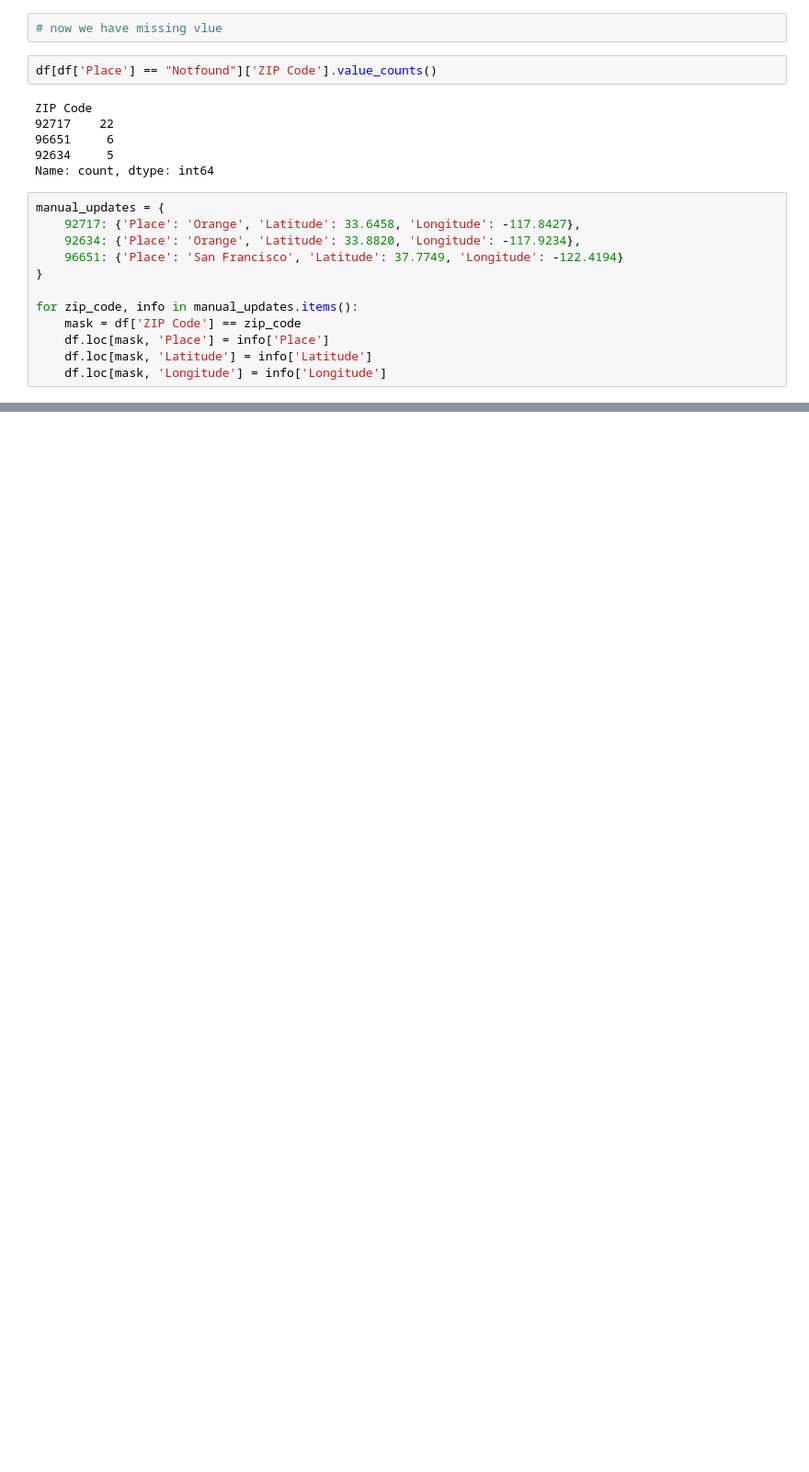
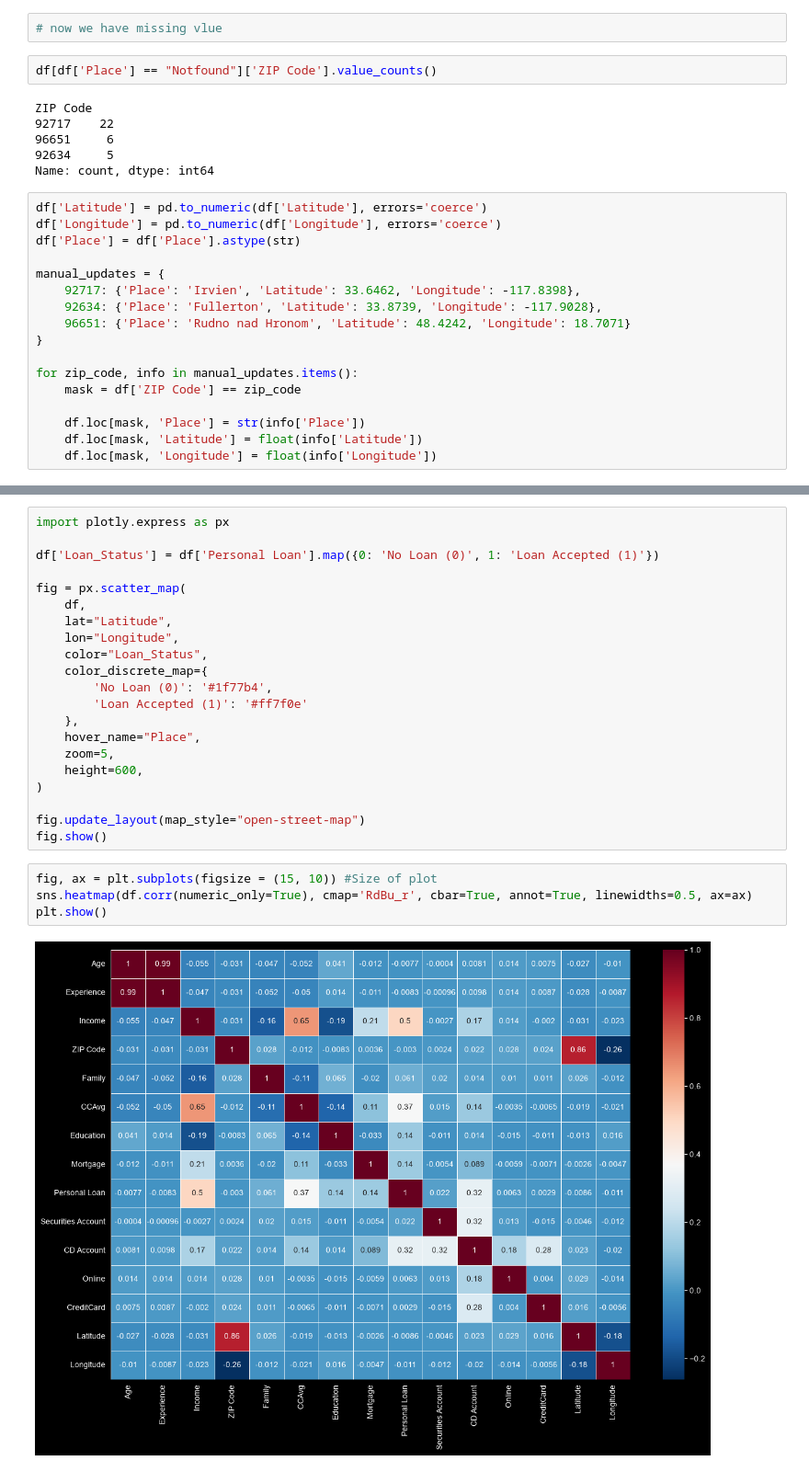
Before and after one commit to MHDadkhah172/MLDailyProject, a Jupyter notebook: 03_loan _modelling/notebooks/preprocessing.ipynb, the cells around one changed output, grey strips where cells are left out. Shown at 92% size. Drawn from its saved outputs; the diff is of its cells as text; blank space fills up the shorter version.

```diff
--- a/03_loan _modelling/notebooks/preprocessing.ipynb
+++ b/03_loan _modelling/notebooks/preprocessing.ipynb
@@ -181,14 +181,19 @@ ZIP Code
 92634     5
 Name: count, dtype: int64
 # %%
+df['Latitude'] = pd.to_numeric(df['Latitude'], errors='coerce')
+df['Longitude'] = pd.to_numeric(df['Longitude'], errors='coerce')
+df['Place'] = df['Place'].astype(str)
+
 manual_updates = {
-    92717: {'Place': 'Orange', 'Latitude': 33.6458, 'Longitude': -117.8427},
-    92634: {'Place': 'Orange', 'Latitude': 33.8820, 'Longitude': -117.9234},
-    96651: {'Place': 'San Francisco', 'Latitude': 37.7749, 'Longitude': -122.4194}
+    92717: {'Place': 'Irvien', 'Latitude': 33.6462, 'Longitude': -117.8398},
+    92634: {'Place': 'Fullerton', 'Latitude': 33.8739, 'Longitude': -117.9028},
+    96651: {'Place': 'Rudno nad Hronom', 'Latitude': 48.4242, 'Longitude': 18.7071}
 }
 
 for zip_code, info in manual_updates.items():
     mask = df['ZIP Code'] == zip_code
-    df.loc[mask, 'Place'] = info['Place']
-    df.loc[mask, 'Latitude'] = info['Latitude']
-    df.loc[mask, 'Longitude'] = info['Longitude']
+
+    df.loc[mask, 'Place'] = str(info['Place'])
+    df.loc[mask, 'Latitude'] = float(info['Latitude'])
+    df.loc[mask, 'Longitude'] = float(info['Longitude'])
@@ -196,0 +200,27 @@ TypeError: Invalid value '33.6458' for dtype 'str'. Value should be a string or
+# %%
+import plotly.express as px
+
+df['Loan_Status'] = df['Personal Loan'].map({0: 'No Loan (0)', 1: 'Loan Accepted (1)'})
+
+fig = px.scatter_map(
+    df,
+    lat="Latitude",
+    lon="Longitude",
+    color="Loan_Status",
+    color_discrete_map={
+        'No Loan (0)': '#1f77b4',
+        'Loan Accepted (1)': '#ff7f0e'
+    },
+    hover_name="Place",
+    zoom=5,
+    height=600,
+)
+
+fig.update_layout(map_style="open-street-map")
+fig.show()
+# %%
+fig, ax = plt.subplots(figsize = (15, 10)) #Size of plot
+sns.heatmap(df.corr(numeric_only=True), cmap='RdBu_r', cbar=True, annot=True, linewidths=0.5, ax=ax)
+plt.show()
+# %% [output]
+[figure, added]
```
Also changed, not shown: parts of 3 cells of this notebook.
